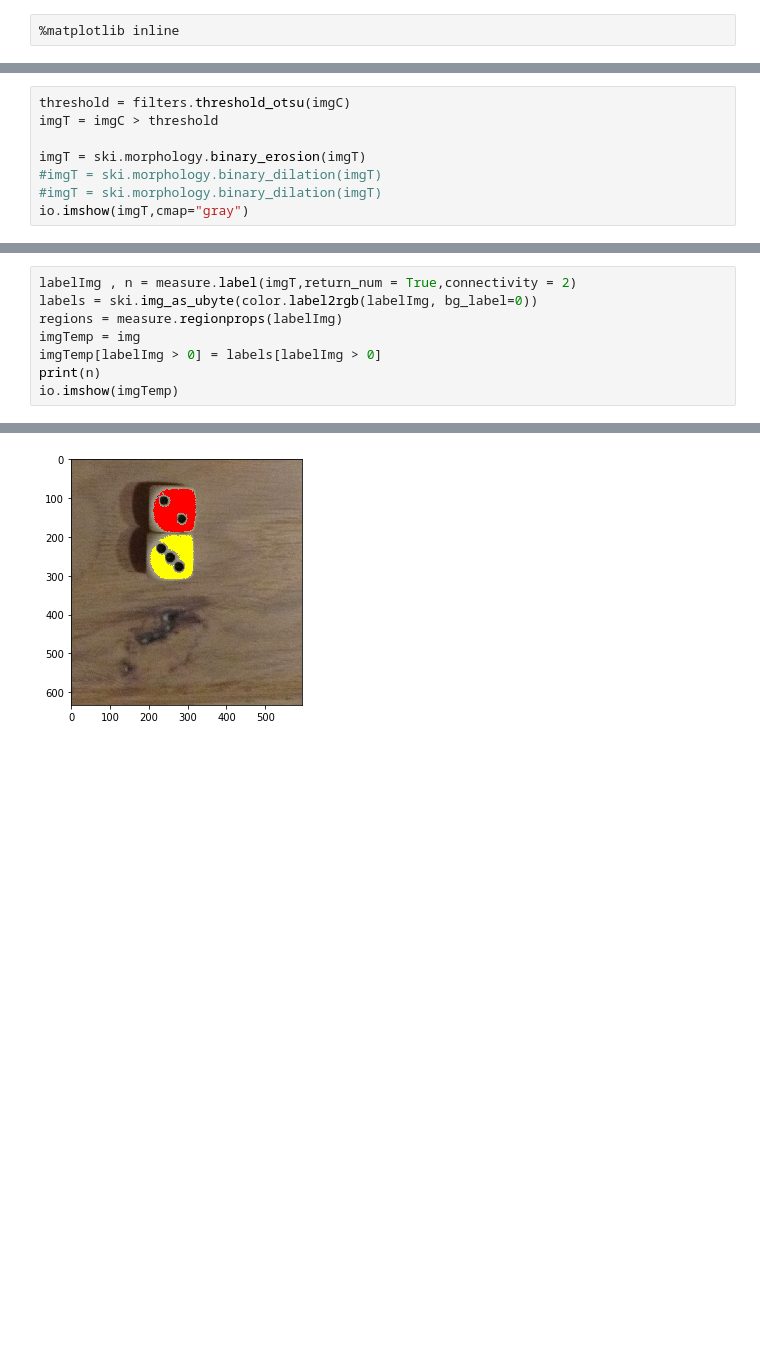
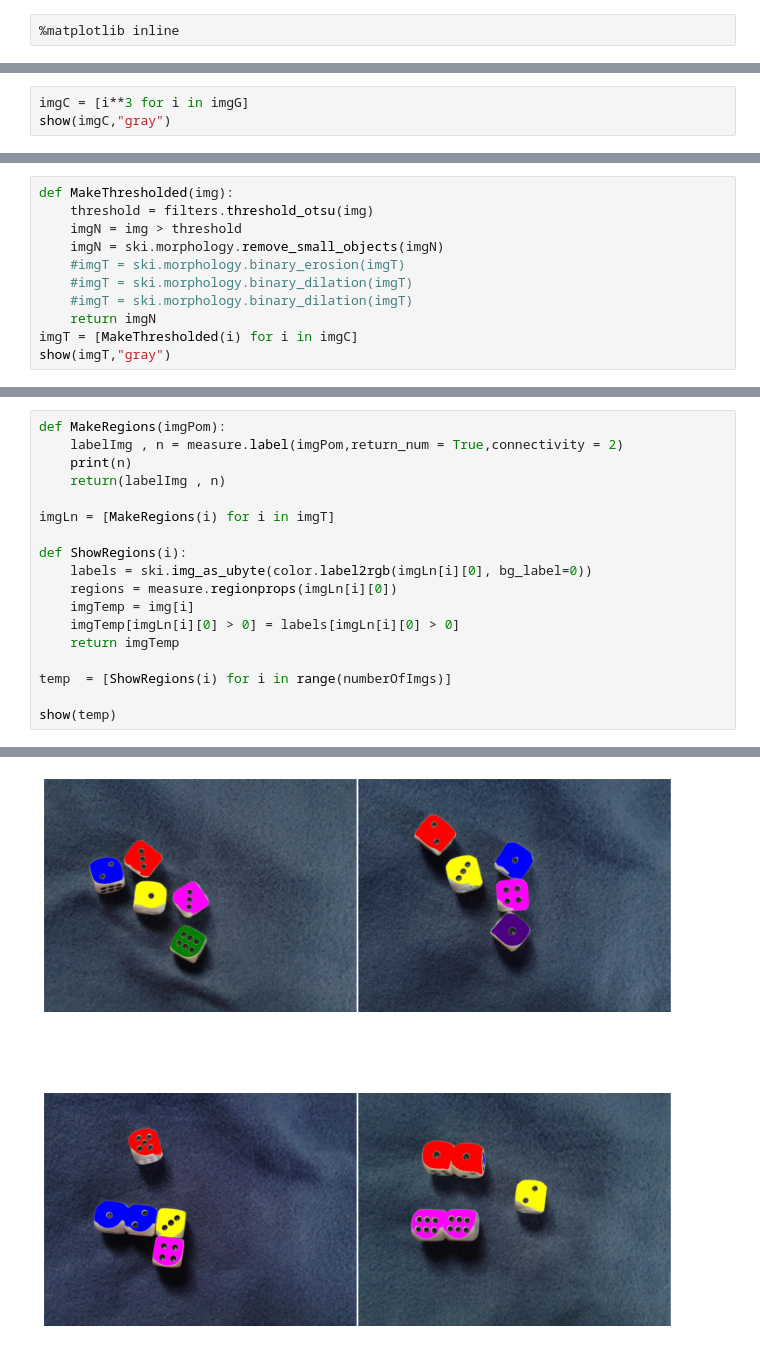
Before and after one commit to Grecjanin/DiceReader, a Jupyter notebook: DiceReader.ipynb, the cells around one changed output, grey strips where cells are left out. Saved outputs shown, nothing was run; the diff lists cells and outputs as text; blank space fills up the shorter version.

```diff
--- a/DiceReader.ipynb
+++ b/DiceReader.ipynb
@@ -31,0 +35,3 @@ io.imshow(imgC,cmap="gray")
+# %%
+imgC = [i**3 for i in imgG]
+show(imgC,"gray")
@@ -32,9 +40,12 @@ io.imshow(imgC,cmap="gray")
 # %%
-threshold = filters.threshold_otsu(imgC)
-imgT = imgC > threshold
-
-imgT = ski.morphology.binary_erosion(imgT)
-#imgT = ski.morphology.binary_dilation(imgT)
-#imgT = ski.morphology.binary_dilation(imgT)
-io.imshow(imgT,cmap="gray")
+def MakeThresholded(img):
+    threshold = filters.threshold_otsu(img)
+    imgN = img > threshold
+    imgN = ski.morphology.remove_small_objects(imgN)
+    #imgT = ski.morphology.binary_erosion(imgT)
+    #imgT = ski.morphology.binary_dilation(imgT)
+    #imgT = ski.morphology.binary_dilation(imgT)
+    return imgN
+imgT = [MakeThresholded(i) for i in imgC]
+show(imgT,"gray")
 # %% [output]
@@ -43,10 +53,20 @@ io.imshow(imgT,cmap="gray")
 # %%
-labelImg , n = measure.label(imgT,return_num = True,connectivity = 2)
-labels = ski.img_as_ubyte(color.label2rgb(labelImg, bg_label=0))
-regions = measure.regionprops(labelImg)
-imgTemp = img
-imgTemp[labelImg > 0] = labels[labelImg > 0]
-print(n)
-io.imshow(imgTemp)
+def MakeRegions(imgPom):
+    labelImg , n = measure.label(imgPom,return_num = True,connectivity = 2)
+    print(n)
+    return(labelImg , n)
+
+imgLn = [MakeRegions(i) for i in imgT]
+
+def ShowRegions(i):
+    labels = ski.img_as_ubyte(color.label2rgb(imgLn[i][0], bg_label=0))
+    regions = measure.regionprops(imgLn[i][0])
+    imgTemp = img[i]
+    imgTemp[imgLn[i][0] > 0] = labels[imgLn[i][0] > 0]
+    return imgTemp
+
+temp  = [ShowRegions(i) for i in range(numberOfImgs)]
+
+show(temp)
 # %% [output]
 5
@@ -54,3 +76,3 @@ io.imshow(imgTemp)
-[figure, old version]
+[figure, new version]
 # %%
 font = cv2.FONT_HERSHEY_SIMPLEX
```
Also changed, not shown: parts of 8 cells of this notebook, 4 other files.
